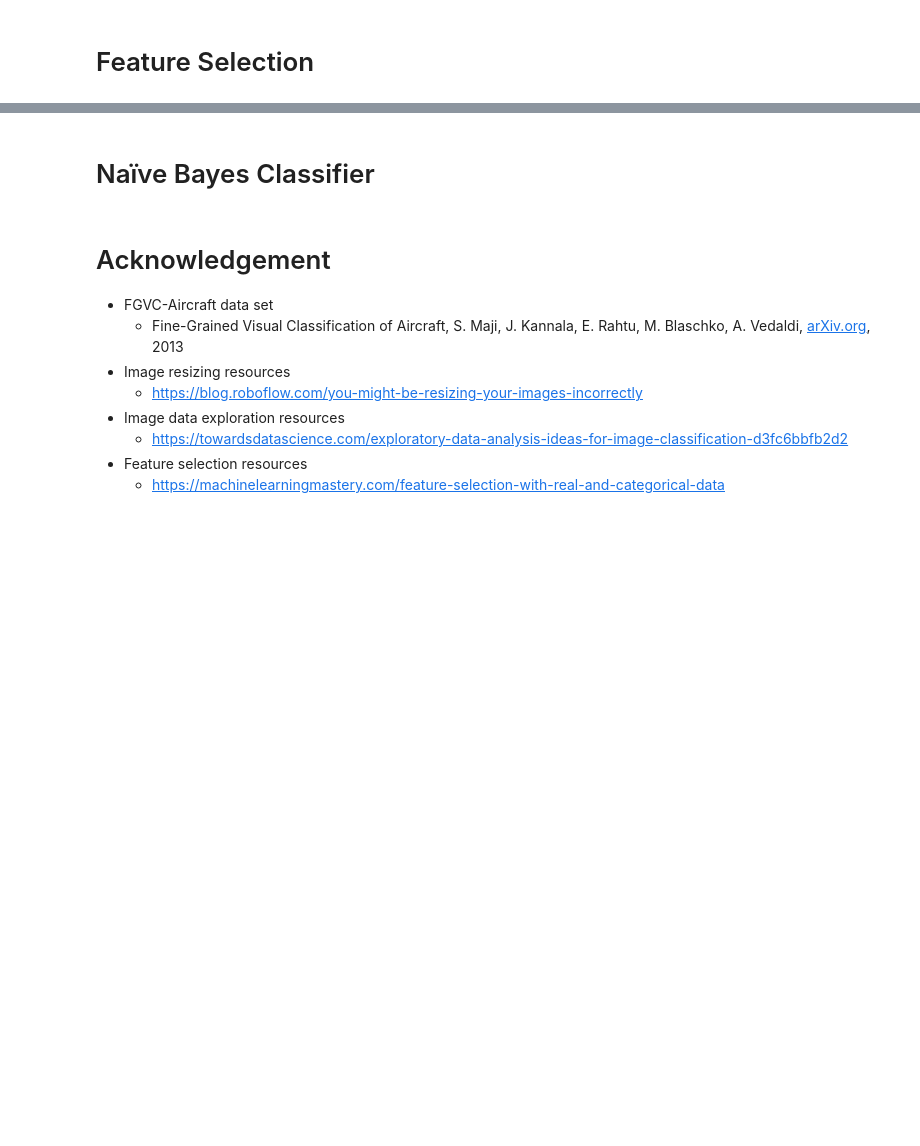
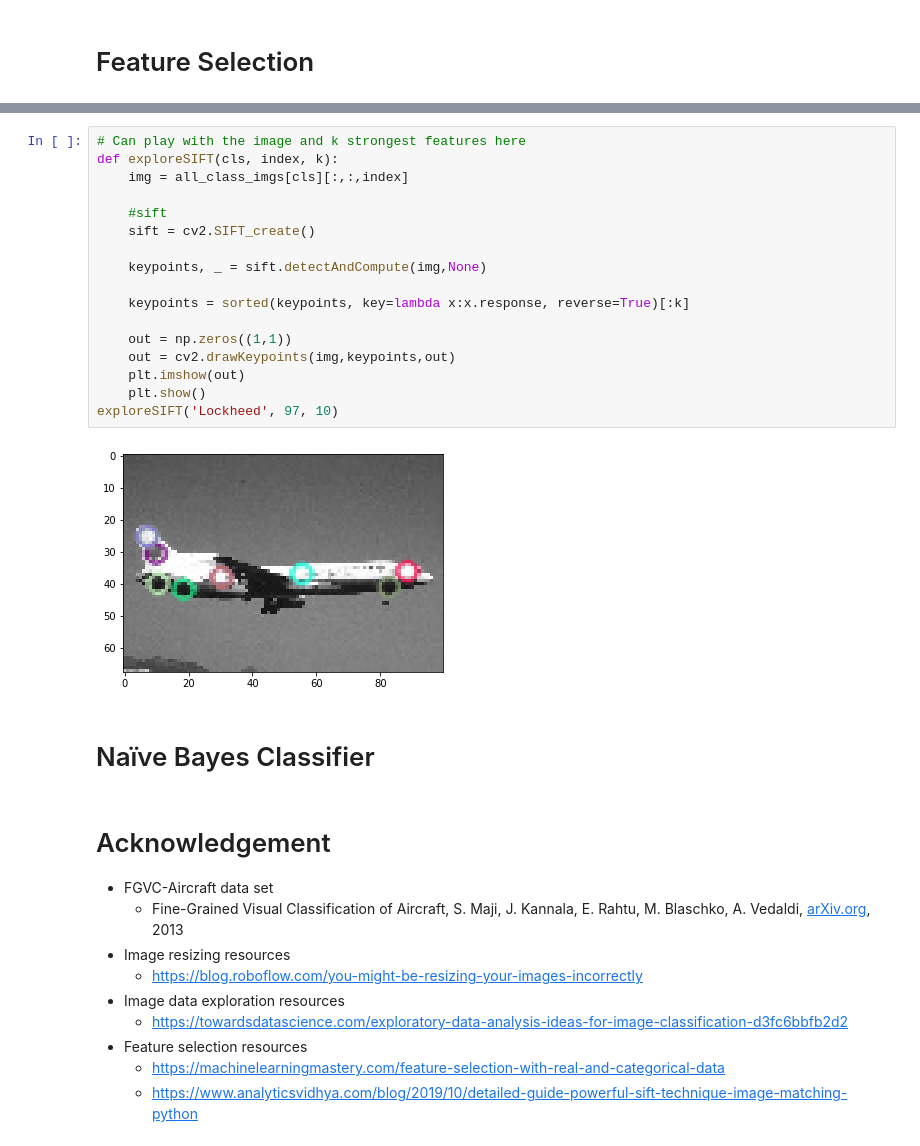
Before and after one commit to kymckay/f21dl-coursework, a Jupyter notebook: km2008_f21dl_cw.ipynb, the cells around one changed output, grey strips where cells are left out. Cells and saved outputs as stored; diff of their text form; blank space fills up the shorter version.

Commit message:
Add SIFT exploration
- Think I will go with something more simple for now

```diff
--- a/km2008_f21dl_cw.ipynb
+++ b/km2008_f21dl_cw.ipynb
@@ -410,3 +418,22 @@ TODO: Analysis
+# %%
+# Can play with the image and k strongest features here
+def exploreSIFT(cls, index, k):
+    img = all_class_imgs[cls][:,:,index]
+
+    #sift
+    sift = cv2.SIFT_create()
+
+    keypoints, _ = sift.detectAndCompute(img,None)
+
+    keypoints = sorted(keypoints, key=lambda x:x.response, reverse=True)[:k]
+
+    out = np.zeros((1,1))
+    out = cv2.drawKeypoints(img,keypoints,out)
+    plt.imshow(out)
+    plt.show()
+exploreSIFT('Lockheed', 97, 10)
+# %% [output]
+[figure, added]
 # %% [markdown]
 # Naïve Bayes Classifier
 # %% [markdown]
@@ -420,3 +447,4 @@ TODO: Analysis
     - [https://towardsdatascience.com/exploratory-data-analysis-ideas-for-image-classification-d3fc6bbfb2d2](https://towardsdatascience.com/exploratory-data-analysis-ideas-for-image-classification-d3fc6bbfb2d2)
 - Feature selection resources
     - [https://machinelearningmastery.com/feature-selection-with-real-and-categorical-data](https://machinelearningmastery.com/feature-selection-with-real-and-categorical-data)
+    - [https://www.analyticsvidhya.com/blog/2019/10/detailed-guide-powerful-sift-technique-image-matching-python](https://www.analyticsvidhya.com/blog/2019/10/detailed-guide-powerful-sift-technique-image-matching-python)
```
Also changed, not shown: parts of 1 cell of this notebook.
